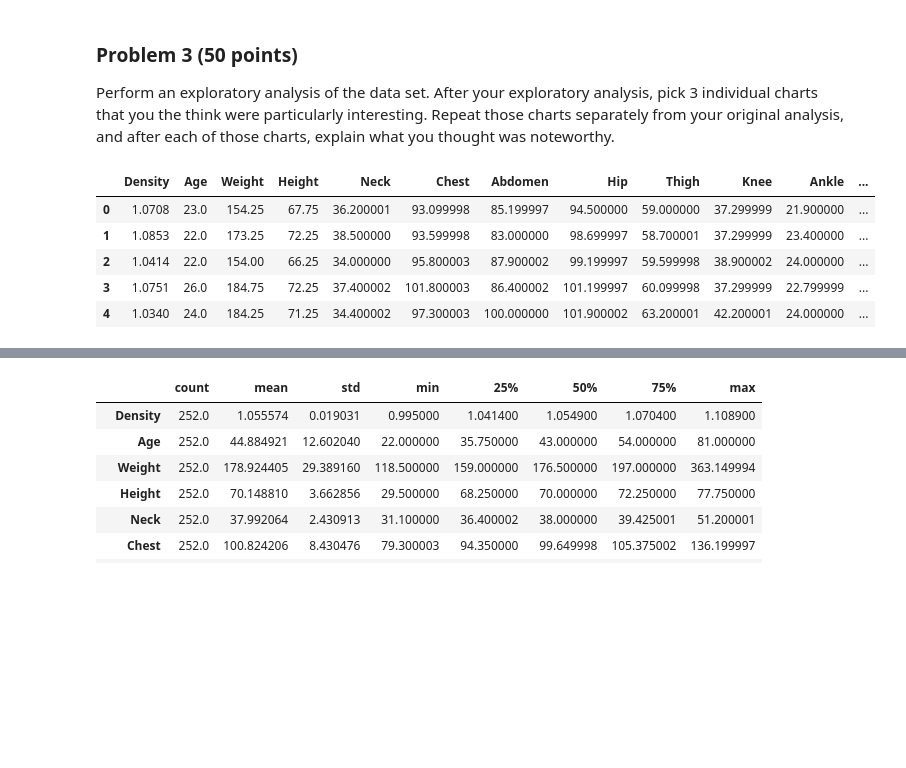
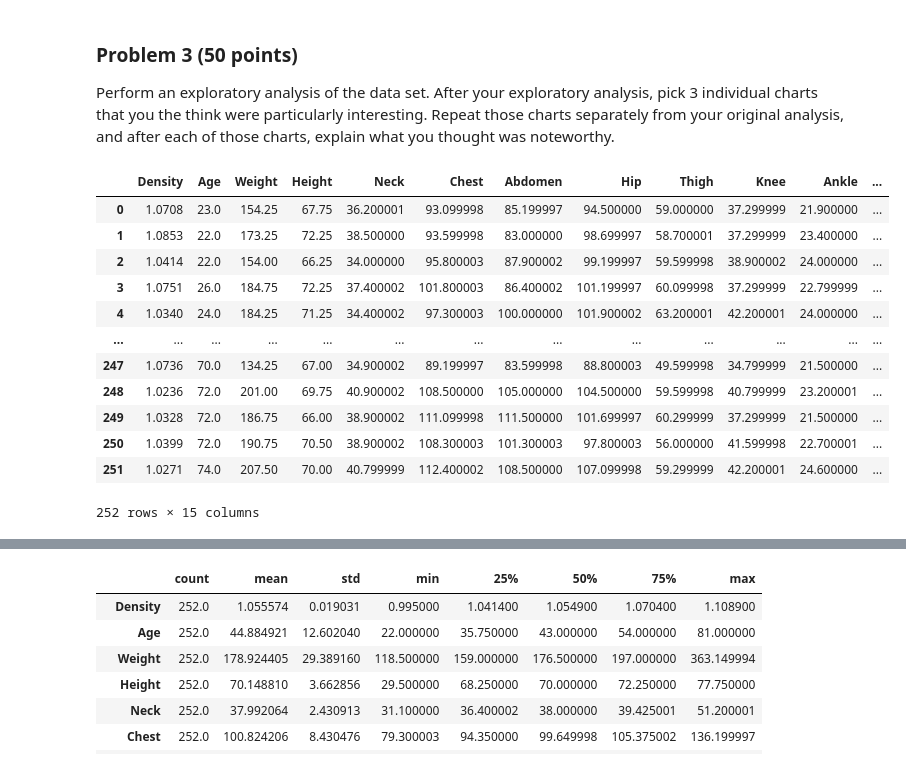
Before and after one commit to chenmichael2/dx602-final-project, a Jupyter notebook: project.ipynb, the cells around one changed output, grey strips where cells are left out. Cells and saved outputs as stored; diff of their text form; code cells hidden in the pictures; blank space fills up the shorter version.

```diff
--- a/project.ipynb
+++ b/project.ipynb
@@ -128,11 +128,19 @@ After your exploratory analysis, pick 3 individual charts that you the think wer
 Repeat those charts separately from your original analysis, and after each of those charts, explain what you thought was noteworthy.
 # %%
 # YOUR CODE HERE
-body.head()
+# View Week 10 Topic 2:
+body
 # %% [output]
 |  | Density | Age | Weight | Height | Neck | Chest | Abdomen | Hip | Thigh | Knee | Ankle | ... |
 | 0 | 1.0708 | 23.0 | 154.25 | 67.75 | 36.200001 | 93.099998 | 85.199997 | 94.500000 | 59.000000 | 37.299999 | 21.900000 | ... |
 | 1 | 1.0853 | 22.0 | 173.25 | 72.25 | 38.500000 | 93.599998 | 83.000000 | 98.699997 | 58.700001 | 37.299999 | 23.400000 | ... |
 | 2 | 1.0414 | 22.0 | 154.00 | 66.25 | 34.000000 | 95.800003 | 87.900002 | 99.199997 | 59.599998 | 38.900002 | 24.000000 | ... |
 | 3 | 1.0751 | 26.0 | 184.75 | 72.25 | 37.400002 | 101.800003 | 86.400002 | 101.199997 | 60.099998 | 37.299999 | 22.799999 | ... |
 | 4 | 1.0340 | 24.0 | 184.25 | 71.25 | 34.400002 | 97.300003 | 100.000000 | 101.900002 | 63.200001 | 42.200001 | 24.000000 | ... |
+| ... | ... | ... | ... | ... | ... | ... | ... | ... | ... | ... | ... | ... |
+| 247 | 1.0736 | 70.0 | 134.25 | 67.00 | 34.900002 | 89.199997 | 83.599998 | 88.800003 | 49.599998 | 34.799999 | 21.500000 | ... |
+| 248 | 1.0236 | 72.0 | 201.00 | 69.75 | 40.900002 | 108.500000 | 105.000000 | 104.500000 | 59.599998 | 40.799999 | 23.200001 | ... |
+| 249 | 1.0328 | 72.0 | 186.75 | 66.00 | 38.900002 | 111.099998 | 111.500000 | 101.699997 | 60.299999 | 37.299999 | 21.500000 | ... |
+| 250 | 1.0399 | 72.0 | 190.75 | 70.50 | 38.900002 | 108.300003 | 101.300003 | 97.800003 | 56.000000 | 41.599998 | 22.700001 | ... |
+| 251 | 1.0271 | 74.0 | 207.50 | 70.00 | 40.799999 | 112.400002 | 108.500000 | 107.099998 | 59.299999 | 42.200001 | 24.600000 | ... |
+252 rows × 15 columns
```
Also changed, not shown: parts of 2 cells of this notebook.
